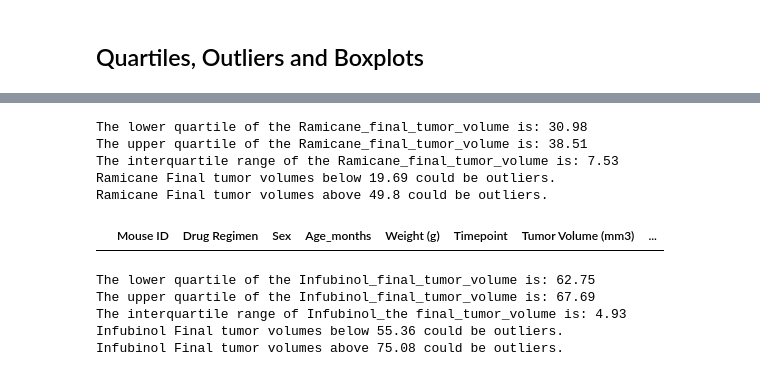
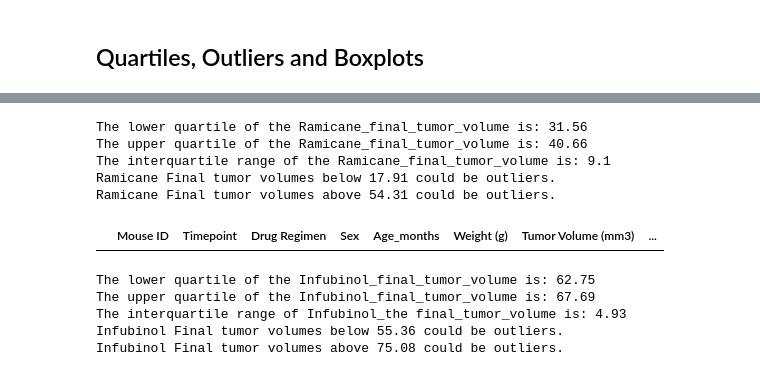
Before and after one commit to swillia75/Cancer_Drug_research_using_matpoltlib, a Jupyter notebook: Pymaceuticals/pymaceuticals_starter.ipynb, the cells around one changed output, grey strips where cells are left out. Cells and saved outputs as stored; diff of their text form; code cells hidden in the pictures.

Commit message:
corrected outlier cell for Ramicane

```diff
--- a/Pymaceuticals/pymaceuticals_starter.ipynb
+++ b/Pymaceuticals/pymaceuticals_starter.ipynb
@@ -359,45 +367,55 @@ Campomulin Final tumor volumes above 51.83 could be outliers.
 # %%
 # Calculate the final tumor volume of each mouse for Ramicane
 
-top_four_regimen = Capomulin_study_data_clean.loc[Capomulin_study_data_clean["Drug Regimen"].isin(["Ramicane"
-                                                                                                  ])]
-top_four_regimen
+#Locate Ramicane data
 
-Ramicane = top_four_regimen.loc[(top_four_regimen["Timepoint"] == 45)]
+Ramicane_regimen = Capomulin_study_data_clean.loc[Capomulin_study_data_clean["Drug Regimen"] == "Ramicane"]
+
+#Groupby Mouse ID to get the maximum timepoint for each mouse ID
+
+max_timepoint = Ramicane_regimen.groupby("Mouse ID").max()["Timepoint"]
+Ramicane_final_df = pd.DataFrame(max_timepoint)
+
+# Merge Max Timepoint data with original cleaned
+
+Ramicane = pd.merge(Ramicane_final_df, Capomulin_study_data_clean, how="inner", on=("Mouse ID", "Timepoint"))
+
+#Get Final Tumor volme
 
 Ramicane_final_tumor_volume = Ramicane["Tumor Volume (mm3)"]
-Ramicane_final_tumor_volume
+
 
 
 
 #Determine quartiles, upper and lower quartile limits, and interquartile range
+
 quartiles = Ramicane_final_tumor_volume.quantile([.25,.5,.75])
 lowerq=quartiles[.25]
 upperq = quartiles[.75]
 IQR = upperq-lowerq
 
 #Report upper and lower quartile limits, and interquartile range
+
 print(f"The lower quartile of the Ramicane_final_tumor_volume is: {round(lowerq, 2)}")
 print(f"The upper quartile of the Ramicane_final_tumor_volume is: {round(upperq, 2)}")
 print(f"The interquartile range of the Ramicane_final_tumor_volume is: {round(IQR, 2)}")
 
 #Determine outliers
+
 lower_bound = lowerq - (1.5*IQR)
 upper_bound = upperq + (1.5*IQR)
 
 #Report area of potential outliers
+
 print(f"Ramicane Final tumor volumes below {round(lower_bound, 2)} could be outliers.")
 print(f"Ramicane Final tumor volumes above {round(upper_bound, 2)} could be outliers.")
-
-outlier_tumor_volume = Ramicane.loc[(Ramicane['Tumor Volume (mm3)'] < lower_bound) | (Ramicane['Tumor Volume (mm3)'] > upper_bound)]
-outlier_tumor_volume
 # %% [output]
-The lower quartile of the Ramicane_final_tumor_volume is: 30.98
-The upper quartile of the Ramicane_final_tumor_volume is: 38.51
-The interquartile range of the Ramicane_final_tumor_volume is: 7.53
-Ramicane Final tumor volumes below 19.69 could be outliers.
-Ramicane Final tumor volumes above 49.8 could be outliers.
+The lower quartile of the Ramicane_final_tumor_volume is: 31.56
+The upper quartile of the Ramicane_final_tumor_volume is: 40.66
+The interquartile range of the Ramicane_final_tumor_volume is: 9.1
+Ramicane Final tumor volumes below 17.91 could be outliers.
+Ramicane Final tumor volumes above 54.31 could be outliers.
-|  | Mouse ID | Drug Regimen | Sex | Age_months | Weight (g) | Timepoint | Tumor Volume (mm3) | ... |
+|  | Mouse ID | Timepoint | Drug Regimen | Sex | Age_months | Weight (g) | Tumor Volume (mm3) | ... |
 # %%
 # Calculate the final tumor volume of each mouse for Infubinol
 
```
Also changed, not shown: parts of 1 cell of this notebook.
